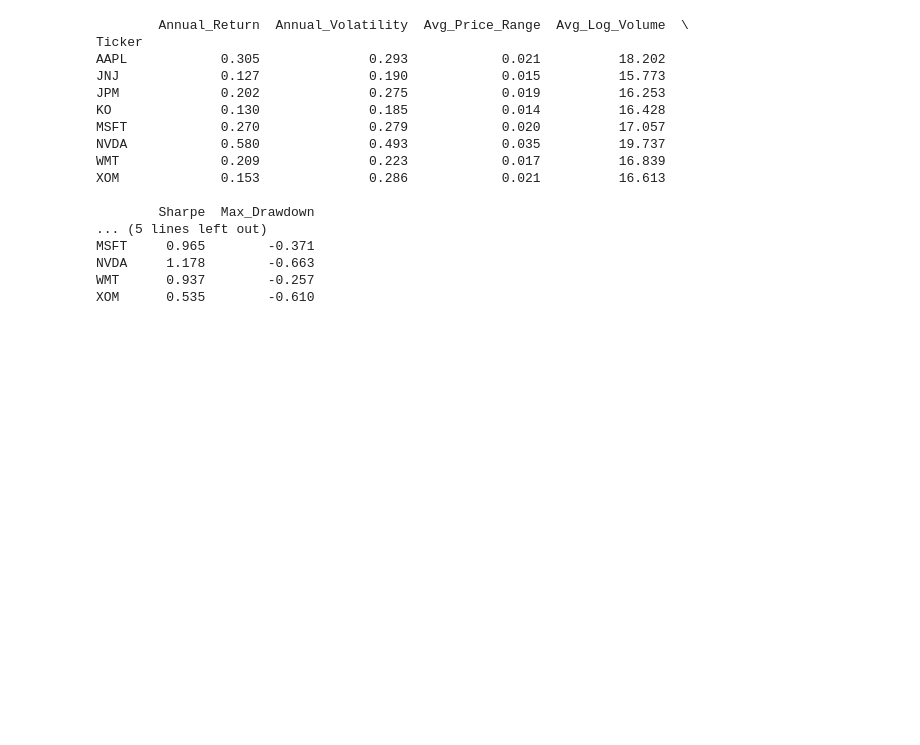
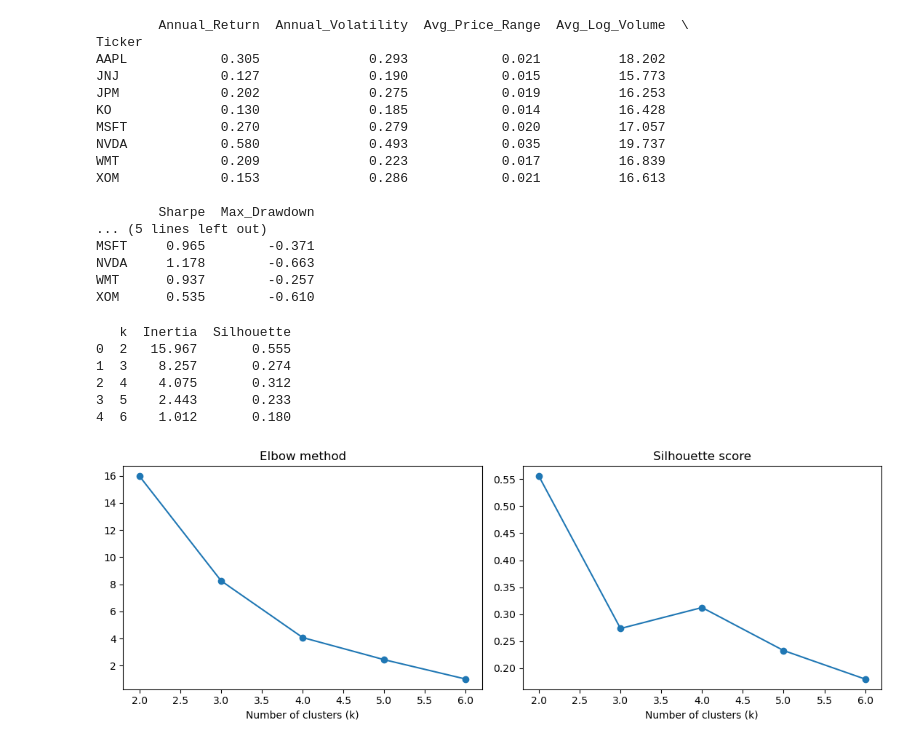
Before and after one commit to duntski/CA1_2026081, a Jupyter notebook: Dulamsuren_Tsamba_CA1_MLforBis_HDip.ipynb, the cells around one changed output. Saved outputs shown, nothing was run; the diff lists cells and outputs as text; code cells hidden in the pictures; blank space fills up the shorter version.

Commit message:
Elbow method and silhouette
Select number of clusters using elbow and silhouette

```diff
--- a/Dulamsuren_Tsamba_CA1_MLforBis_HDip.ipynb
+++ b/Dulamsuren_Tsamba_CA1_MLforBis_HDip.ipynb
@@ -196,3 +198,37 @@ MSFT     0.965        -0.371
 NVDA     1.178        -0.663
 WMT      0.937        -0.257
 XOM      0.535        -0.610
+# %%
+from sklearn.cluster import KMeans
+from sklearn.metrics import silhouette_score
+
+# Try k = 2..6
+k_range = range(2, 7)
+inertia, sil = [], []
+
+for k in k_range:
+    km = KMeans(n_clusters=k, n_init=10, random_state=42)
+    labels = km.fit_predict(X)
+    inertia.append(km.inertia_)
+    sil.append(silhouette_score(X, labels))
+
+# Summary table of the two metrics
+k_results = pd.DataFrame({"k": list(k_range), "Inertia": inertia, "Silhouette": sil}).round(3)
+print(k_results)
+
+# Visualize
+fig, axes = plt.subplots(1, 2, figsize=(11, 4))
+axes[0].plot(k_range, inertia, marker="o"); axes[0].set_title("Elbow method")
+axes[1].plot(k_range, sil, marker="o");     axes[1].set_title("Silhouette score")
+for ax in axes:
+    ax.set_xlabel("Number of clusters (k)")
+plt.tight_layout()
+plt.show()
+# %% [output]
+   k  Inertia  Silhouette
+0  2   15.967       0.555
+1  3    8.257       0.274
+2  4    4.075       0.312
+3  5    2.443       0.233
+4  6    1.012       0.180
+[figure, added]
```
Also changed, not shown: parts of 2 cells of this notebook.
